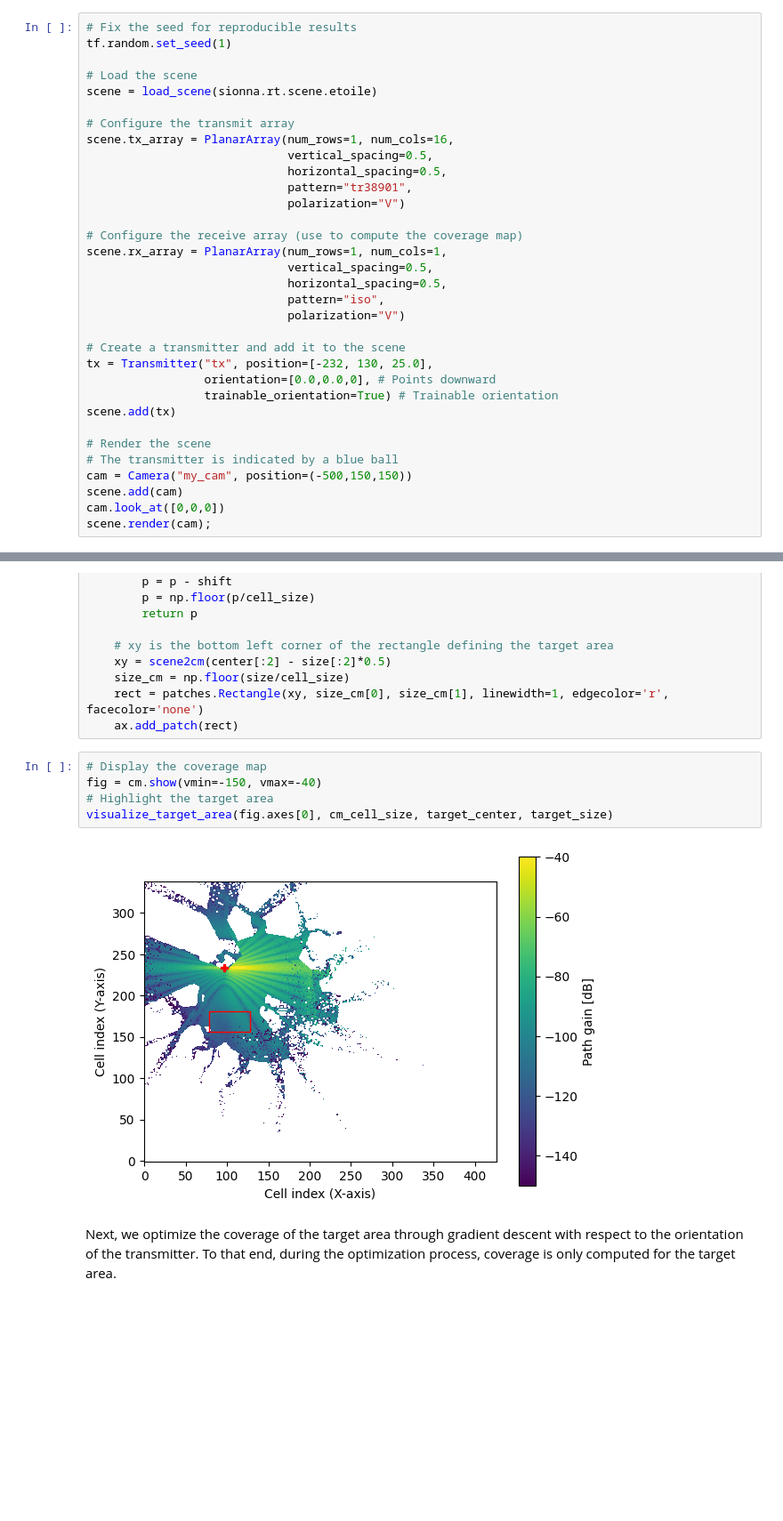
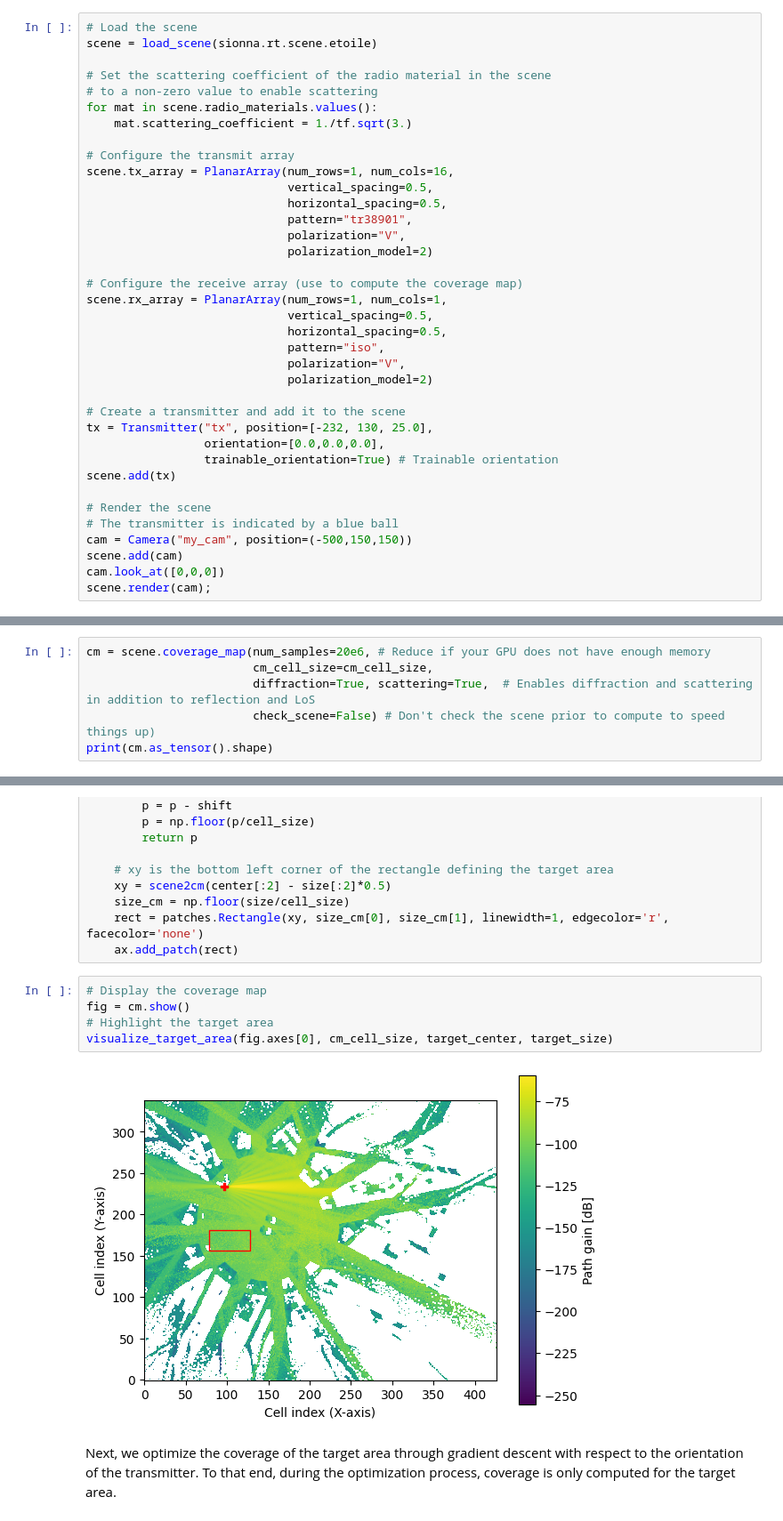
Before and after one commit to NVlabs/diff-rt, a Jupyter notebook: Learning_Orientation.ipynb, the cells around one changed output, grey strips where cells are left out. Shown at 89% size. Drawn from its saved outputs; the diff is of its cells as text; blank space fills up the shorter version.

```diff
--- a/Learning_Orientation.ipynb
+++ b/Learning_Orientation.ipynb
@@ -51,27 +52,31 @@ In this example, we load the scene "etoile" which is already available in Sionna
 # %%
-# Fix the seed for reproducible results
-tf.random.set_seed(1)
-
 # Load the scene
 scene = load_scene(sionna.rt.scene.etoile)
+
+# Set the scattering coefficient of the radio material in the scene
+# to a non-zero value to enable scattering
+for mat in scene.radio_materials.values():
+    mat.scattering_coefficient = 1./tf.sqrt(3.)
 
 # Configure the transmit array
 scene.tx_array = PlanarArray(num_rows=1, num_cols=16,
                              vertical_spacing=0.5,
                              horizontal_spacing=0.5,
                              pattern="tr38901",
-                             polarization="V")
+                             polarization="V",
+                             polarization_model=2)
 
 # Configure the receive array (use to compute the coverage map)
 scene.rx_array = PlanarArray(num_rows=1, num_cols=1,
                              vertical_spacing=0.5,
                              horizontal_spacing=0.5,
                              pattern="iso",
-                             polarization="V")
+                             polarization="V",
+                             polarization_model=2)
 
 # Create a transmitter and add it to the scene
 tx = Transmitter("tx", position=[-232, 130, 25.0],
-                 orientation=[0.0,0.0,0], # Points downward
+                 orientation=[0.0,0.0,0.0],
                  trainable_orientation=True) # Trainable orientation
 scene.add(tx)
 
@@ -96,0 +97,6 @@ print(cm.as_tensor().shape)
+# %%
+cm = scene.coverage_map(num_samples=20e6, # Reduce if your GPU does not have enough memory
+                        cm_cell_size=cm_cell_size,
+                        diffraction=True, scattering=True,  # Enables diffraction and scattering in addition to reflection and LoS
+                        check_scene=False) # Don't check the scene prior to compute to speed things up)
+print(cm.as_tensor().shape)
@@ -134,11 +142,11 @@ def visualize_target_area(ax, cell_size, center, size):
     ax.add_patch(rect)
 # %%
 # Display the coverage map
-fig = cm.show(vmin=-150, vmax=-40)
+fig = cm.show()
 # Highlight the target area
 visualize_target_area(fig.axes[0], cm_cell_size, target_center, target_size)
 # %% [output]
-[figure, old version]
+[figure, new version]
 # %% [markdown]
 Next, we optimize the coverage of the target area through gradient descent with respect to the orientation of the transmitter. To that end, during the optimization process, coverage is only computed for the target area.
 # %%
```
Also changed, not shown: parts of 14 cells of this notebook, 1 other file.
